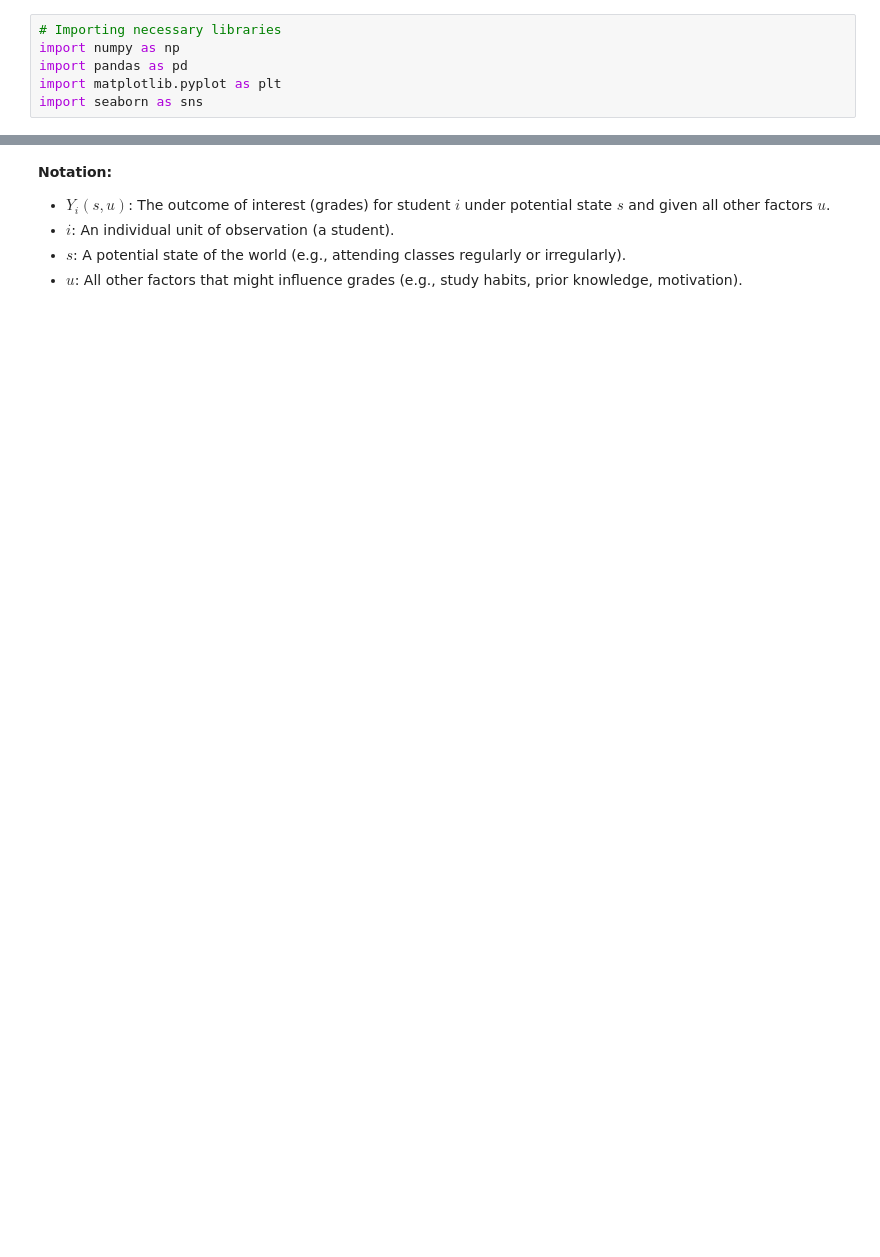
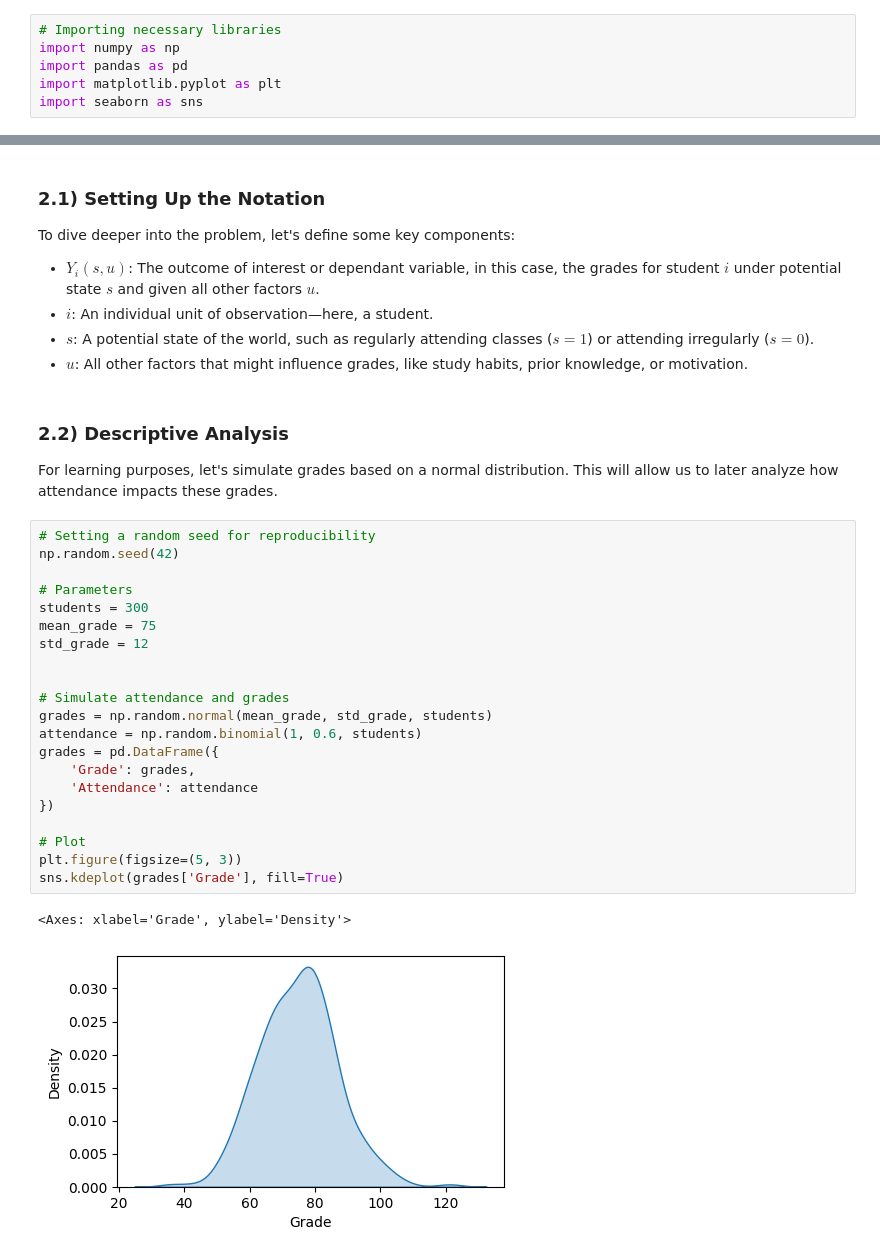
Before and after one commit to dapivei/causal-infere, a Jupyter notebook: sections/1_Introduction.ipynb, the cells around one changed output, grey strips where cells are left out. Cells and saved outputs as stored; diff of their text form; blank space fills up the shorter version.

```diff
--- a/sections/1_Introduction.ipynb
+++ b/sections/1_Introduction.ipynb
@@ -31,8 +35,39 @@ A professor wants to determine whether attending classes regularly improves stud
 # %% [markdown]
-**Notation:**
+### 2.1) Setting Up the Notation
 
-- $Y_i(s, u)$: The outcome of interest (grades) for student $i$ under potential state $s$ and given all other factors $u$.
-- $i$: An individual unit of observation (a student).
-- $s$: A potential state of the world (e.g., attending classes regularly or irregularly).
-- $u$: All other factors that might influence grades (e.g., study habits, prior knowledge, motivation).
+To dive deeper into the problem, let's define some key components:
+
+- **$Y_i(s, u)$**: The outcome of interest or dependant variable, in this case, the grades for student $i$ under potential state $s$ and given all other factors $u$.
+- **$i$**: An individual unit of observation—here, a student.
+- **$s$**: A potential state of the world, such as regularly attending classes ($s = 1$) or attending irregularly ($s = 0$).
+- **$u$**: All other factors that might influence grades, like study habits, prior knowledge, or motivation.
+# %% [markdown]
+### 2.2) Descriptive Analysis
+
+
+For learning purposes, let's simulate grades based on a normal distribution. This will allow us to later analyze how attendance impacts these grades.
+# %%
+# Setting a random seed for reproducibility
+np.random.seed(42)
+
+# Parameters
+students = 300
+mean_grade = 75
+std_grade = 12
+
+
+# Simulate attendance and grades
+grades = np.random.normal(mean_grade, std_grade, students)
+attendance = np.random.binomial(1, 0.6, students)
+grades = pd.DataFrame({
+    'Grade': grades,
+    'Attendance': attendance
+})
+
+# Plot
+plt.figure(figsize=(5, 3))
+sns.kdeplot(grades['Grade'], fill=True)
+# %% [output]
+<Axes: xlabel='Grade', ylabel='Density'>
+[figure, added]
 # %% [markdown]
```
Also changed, not shown: parts of 23 cells of this notebook.
